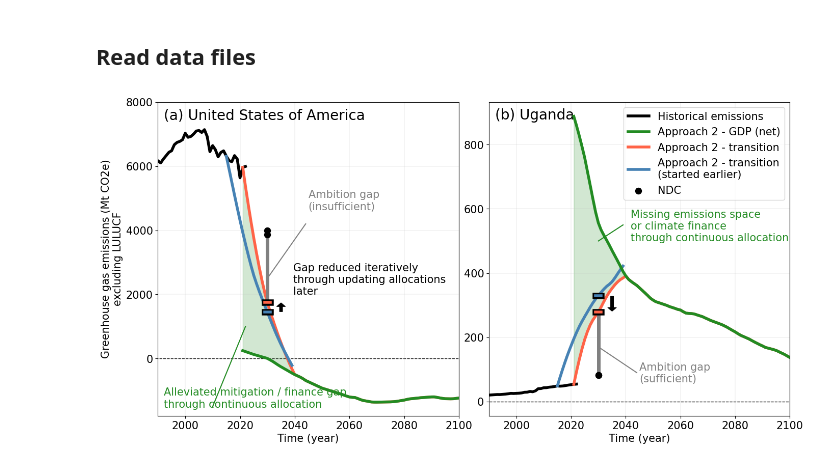
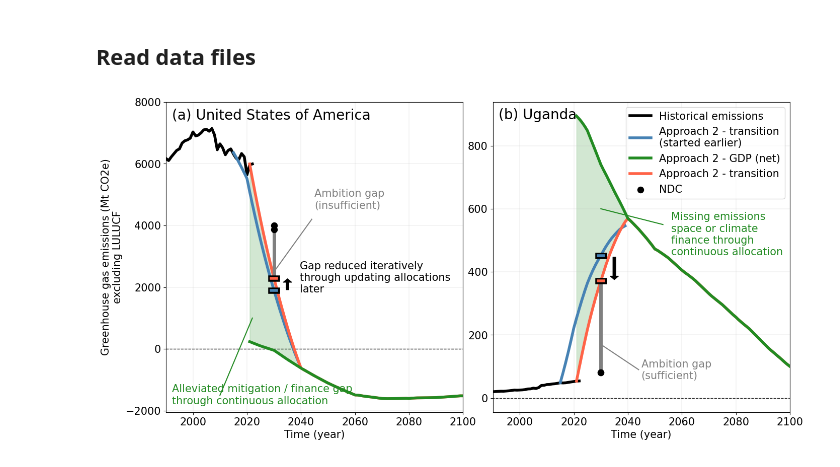
Before and after one commit to imagepbl/effort-sharing, a Jupyter notebook: Plotting/Paper_discontinuity/Figure_1.ipynb, the cells around one changed output. Saved outputs shown, nothing was run; the diff lists cells and outputs as text; code cells hidden in the pictures.

Commit message:
New version Yann's figures (including C-cat averages)

```diff
--- a/Plotting/Paper_discontinuity/Figure_1.ipynb
+++ b/Plotting/Paper_discontinuity/Figure_1.ipynb
@@ -24,10 +24,10 @@ path_figs = Path("K:/Code/effort-sharing/") / "Figures" / "Paper_Robiou2023"
 ## Read data files
 # %%
 xr_dataread = xr.open_dataset(path_data / 'startyear_2021' / "xr_dataread.nc")
-xr_comb_2015 = xr.open_dataset(path_data / 'startyear_2015' / "xr_comb_GHG_excl.nc")
-xr_comb_2021 = xr.open_dataset(path_data / 'startyear_2021' / "xr_comb_GHG_excl.nc")
-xr_temp_2015 = xr.open_dataset(path_data / 'startyear_2015' / "xr_combtemps_GHG_excl.nc")
-xr_temp_2021 = xr.open_dataset(path_data / 'startyear_2021' / "xr_combtemps_GHG_excl.nc")
+xr_comb_2015 = xr.open_dataset(path_data / 'startyear_2015' / "xr_comb.nc")
+xr_comb_2021 = xr.open_dataset(path_data / 'startyear_2021' / "xr_comb.nc")
+xr_temp_2015 = xr.open_dataset(path_data / 'startyear_2015' / "xr_combtemps.nc")
+xr_temp_2021 = xr.open_dataset(path_data / 'startyear_2021' / "xr_combtemps.nc")
 all_regions_iso = np.load(path_data / "all_regions.npy")
 all_regions_names = np.array(list(np.load(path_data / "all_regions_names.npy")[:-1])+['Earth']) # Only in old xr_dataread version, should be updated when reran
 all_countries_iso = np.load(path_data / "all_countries.npy", allow_pickle=True)
@@ -57,8 +57,8 @@ settings_ndc = {"Conditionality": 'unconditional',
 # %%
 fig, (ax1, ax2) = plt.subplots(1, 2, figsize=(16, 8), sharey=False)
 
-xr_combs_sel = xr_comb_2021.sel(Temperature=1.6, Risk=0.5, Convergence_year=2040)
-xr_combs_sel15 = xr_comb_2015.sel(Temperature=1.6, Risk=0.5, Convergence_year=2040)
+xr_combs_sel = xr_comb_2021.sel(Category='C1+C2', Convergence_year=2040)
+xr_combs_sel15 = xr_comb_2015.sel(Category='C1+C2', Convergence_year=2040)
 
 for reg_i, reg in enumerate(['USA', 'UGA']):
     ax = [ax1, ax2][reg_i]
@@ -67,22 +67,16 @@ for reg_i, reg in enumerate(['USA', 'UGA']):
 
     ax.plot(xr_dataread.Time, xr_dataread.GHG_hist_excl.sel(Region=reg), label='Historical emissions', c='black', lw=4)
 
-    #ax.plot(xr_comb_2021.Time, xr_combs_sel.Approach2.sel(Region=reg).max(dim=['Discount_factor', 'Historical_startyear', 'Scenario']), c='forestgreen', lw=0.5)
-    ax.plot(xr_comb_2021.Time, xr_combs_sel.Approach2.sel(Region=reg).median(dim=['Discount_factor', 'Historical_startyear', 'Scenario']), label='Approach 2 - GDP (net)', c='forestgreen', lw=4, zorder=1e9)
-    #ax.plot(xr_comb_2021.Time, xr_combs_sel.Approach2.sel(Region=reg).min(dim=['Discount_factor', 'Historical_startyear', 'Scenario']), c='forestgreen', lw=0.5)
-
-    # shade area between min and max
-    #ax.fill_between(xr_comb_2021.Time, xr_combs_sel.Approach2.sel(Region=reg).min(dim=['Discount_factor', 'Historical_startyear', 'Scenario']), xr_combs_sel.Approach2.sel(Region=reg).max(dim=['Discount_factor', 'Historical_startyear', 'Scenario']), color='tomato', alpha=0.2)
-
-    #ax.plot(xr_comb_2021.Time, xr_combs_sel.Approach2t.sel(Region=reg).max(dim=['Discount_factor', 'Historical_startyear', 'Scenario']), c='tomato', lw=0.5)
-    ax.plot(xr_comb_2021.Time, xr_combs_sel.Approach2t.sel(Region=reg).median(dim=['Discount_factor', 'Historical_startyear', 'Scenario']), label='Approach 2 - transition', c='tomato', lw=4)
-    #ax.plot(xr_comb_2021.Time, xr_combs_sel.Approach2t.sel(Region=reg).min(dim=['Discount_factor', 'Historical_startyear', 'Scenario']), c='tomato', lw=0.5)
 
     # Hypothetical earlier start
     ax.plot(xr_comb_2015.Time.sel(Time=np.arange(2015, 2040)),
             xr_combs_sel15.Approach2t.sel(Region=reg).sel(Time=np.arange(2015, 2040)).median(dim=['Discount_factor', 'Historical_startyear', 'Scenario']),
             #'',
             label='Approach 2 - transition\n(started earlier)', c='steelblue', lw=4)
+
+    # Normal start
+    ax.plot(xr_comb_2021.Time, xr_combs_sel.Approach2.sel(Region=reg).median(dim=['Discount_factor', 'Historical_startyear', 'Scenario']), label='Approach 2 - GDP (net)', c='forestgreen', lw=4, zorder=1e9)
+    ax.plot(xr_comb_2021.Time, xr_combs_sel.Approach2t.sel(Region=reg).median(dim=['Discount_factor', 'Historical_startyear', 'Scenario']), label='Approach 2 - transition', c='tomato', lw=4)
 
     # shade area between approach2 and approach2t
     ax.fill_between(xr_comb_2021.Time, xr_combs_sel.Approach2.sel(Region=reg).median(dim=['Discount_factor', 'Historical_startyear', 'Scenario']), xr_combs_sel.Approach2t.sel(Region=reg).median(dim=['Discount_factor', 'Historical_startyear', 'Scenario']), color='forestgreen', alpha=0.2)
@@ -113,33 +107,33 @@ for reg_i, reg in enumerate(['USA', 'UGA']):
 
 
     ax.text(0.5, [0.65, 0.1][reg_i], 'Ambition gap\n'+['(insufficient)', '(sufficient)'][reg_i], transform=ax.transAxes, fontsize=15, color='grey', verticalalignment='bottom')
 
 ax1.set_ylim([ax1.get_ylim()[0], 8000])
 ax1.set_ylabel('Greenhouse gas emissions (Mt CO2e)\nexcluding LULUCF', fontsize=15)
 
 # Set horizontal spacing between subplots
 plt.subplots_adjust(wspace=0.10)
 
 # Annotation mid-left of first panel
 ax1.text(0.02, 0.02, 'Alleviated mitigation / finance gap\nthrough continuous allocation', transform=ax1.transAxes, fontsize=15, color='forestgreen', verticalalignment='bottom')
 ax1.text(0.45, 0.38, 'Gap reduced iteratively\nthrough updating allocations\nlater', transform=ax1.transAxes, fontsize=15, color='black', verticalalignment='bottom')
-ax2.text(0.47, 0.55, 'Missing emissions space\nor climate finance\nthrough continuous allocation', transform=ax2.transAxes, fontsize=15, color='forestgreen', verticalalignment='bottom')
+ax2.text(0.6, 0.5, 'Missing emissions\nspace or climate\nfinance through\ncontinuous allocation', transform=ax2.transAxes, fontsize=15, color='forestgreen', verticalalignment='bottom')
 
 # Lines
 ax1.plot([2010, 2022], [-1500, 1000], c='forestgreen')
-ax2.plot([2030, 2039], [500, 550], c='forestgreen')
+ax2.plot([2030, 2053], [600, 550], c='forestgreen')
 ax1.plot([2030, 2044], [2500, 4200], c='grey')
 ax2.plot([2030, 2044], [170, 90], c='grey')
 #ax2.plot([2030, 2044], [3800, 4400], c='steelblue')
 
 # Set y and x tick fontsizes
 plt.setp(ax1.get_yticklabels(), fontsize=15)
 plt.setp(ax1.get_xticklabels(), fontsize=15)
 plt.setp(ax2.get_xticklabels(), fontsize=15)
 plt.setp(ax2.get_yticklabels(), fontsize=15)
 
 plt.legend(loc = 'upper right', fontsize=15)
 
 plt.savefig(path_figs / "Figure_1.svg", dpi=300)
 # %% [output]
-[figure, old version]
+[figure, new version]
```
Also changed, not shown: 8 other files.
